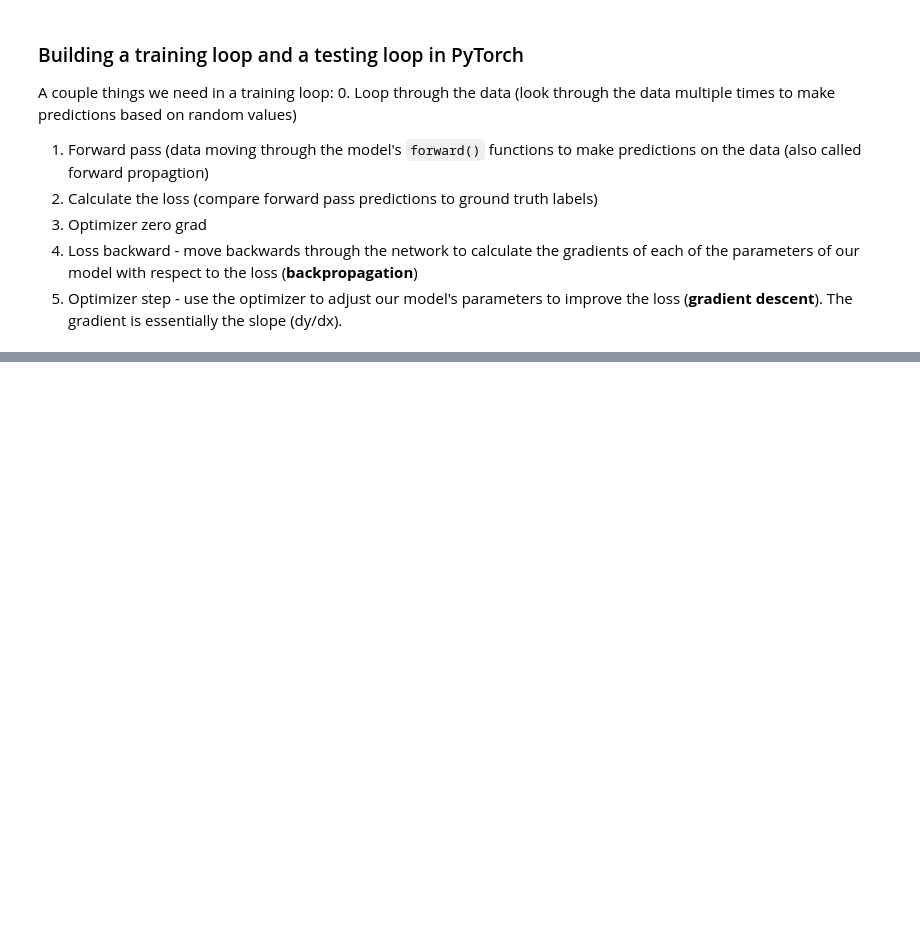
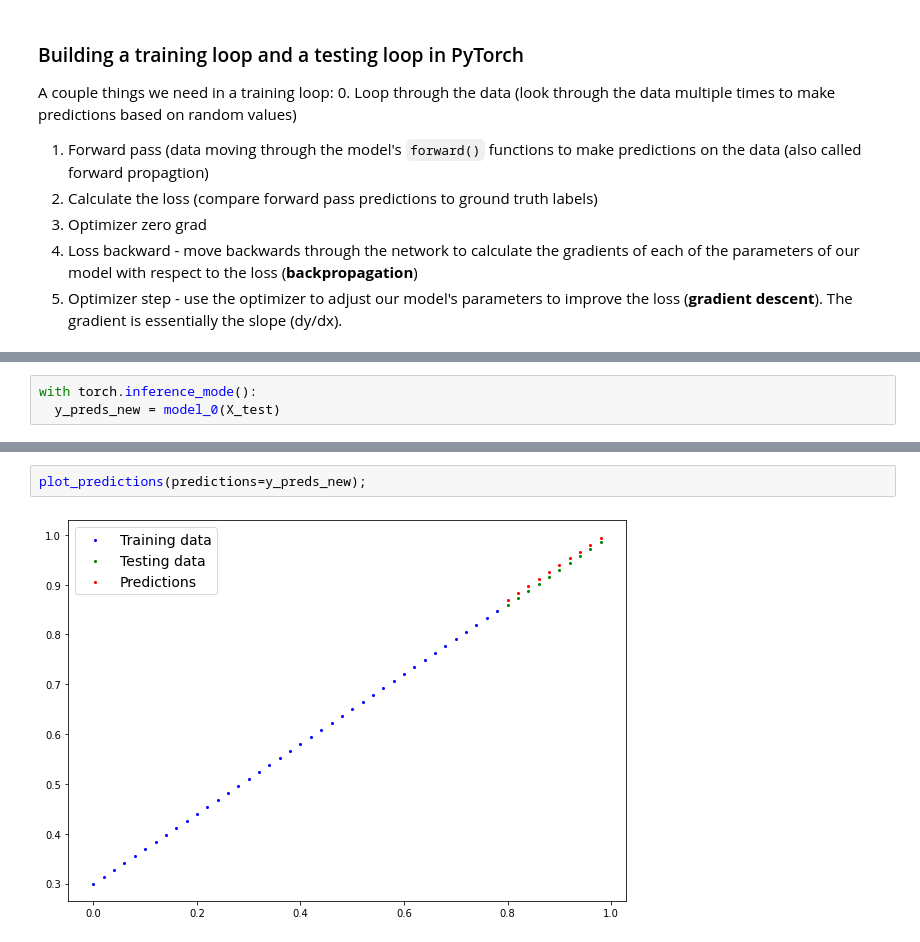
Before and after one commit to jfink09/Deep-Learning, a Jupyter notebook: 01_pytorch_workflow_video.ipynb, the cells around one changed output, grey strips where cells are left out. Saved outputs shown, nothing was run; the diff lists cells and outputs as text; blank space fills up the shorter version.

```diff
--- a/01_pytorch_workflow_video.ipynb
+++ b/01_pytorch_workflow_video.ipynb
@@ -386,0 +444,3 @@ for epoch in range(epochs):
+# %%
+with torch.inference_mode():
+  y_preds_new = model_0(X_test)
@@ -386,0 +455,4 @@ for epoch in range(epochs):
+# %%
+plot_predictions(predictions=y_preds_new);
+# %% [output]
+[figure, added]
```
Also changed, not shown: parts of 7 cells of this notebook.
